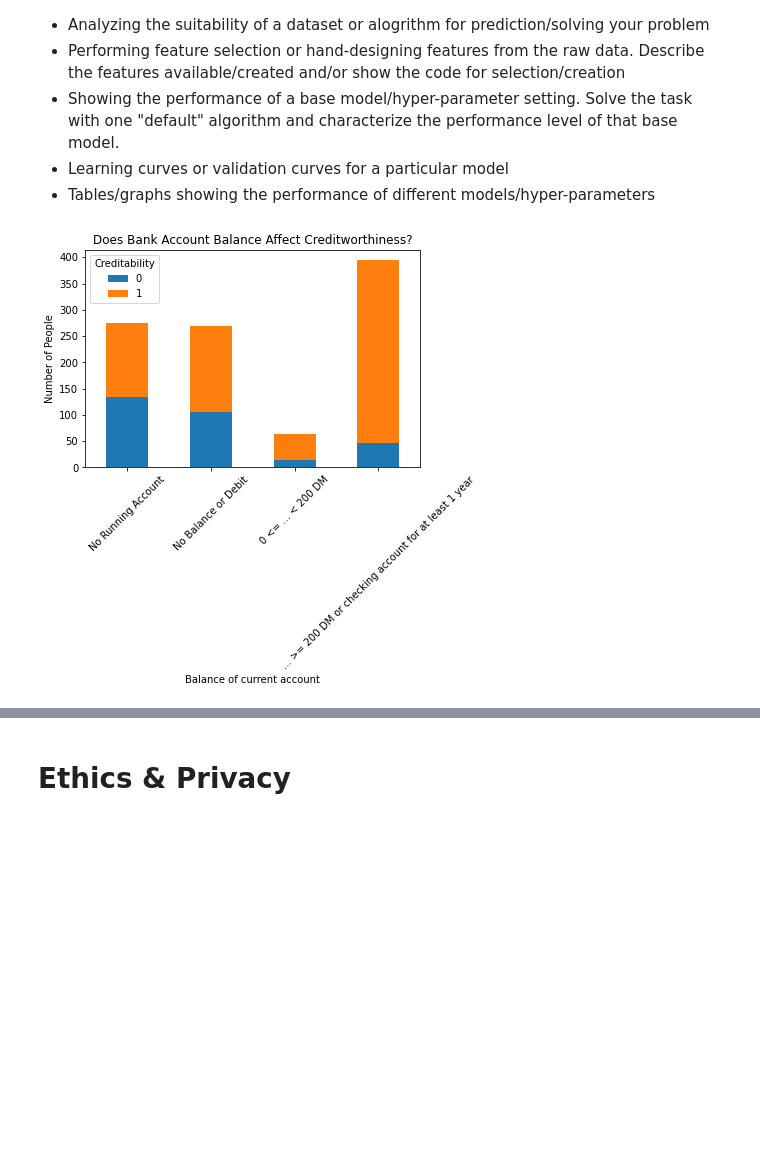
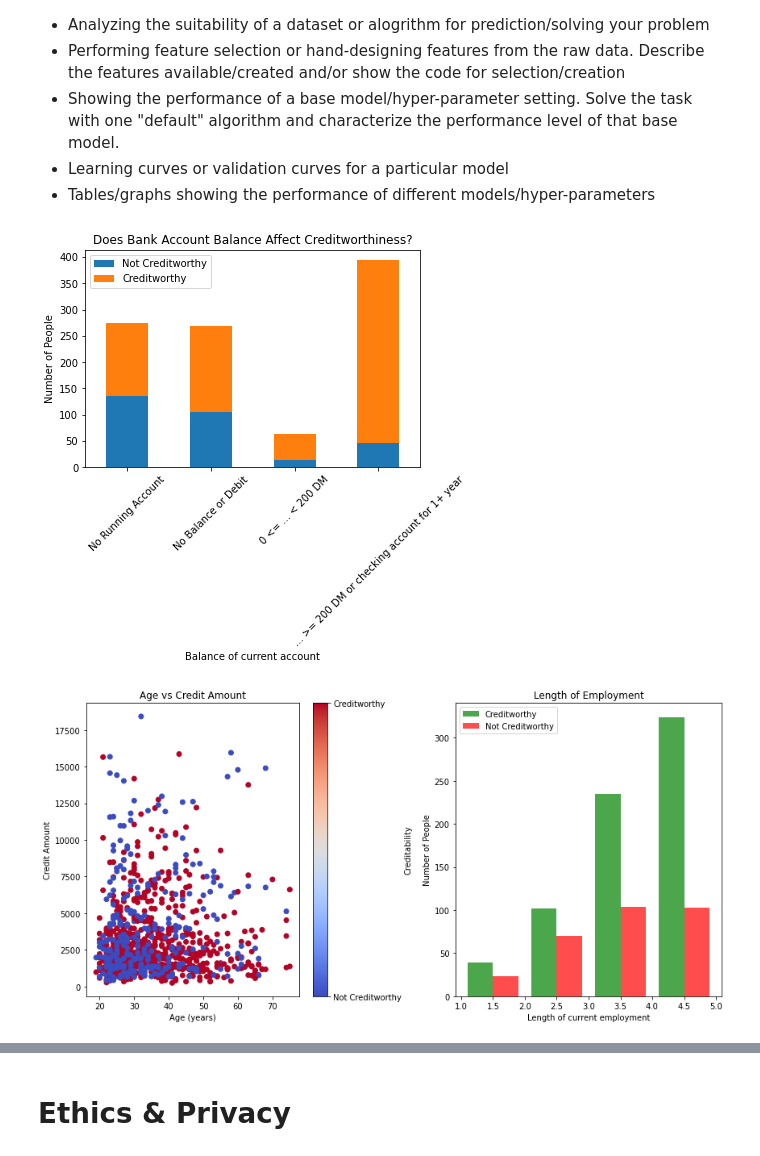
Before and after one commit to COGS118A/Group010-SP23, a Jupyter notebook: Checkpoint_Group010-SP23.ipynb, the cells around one changed output, grey strips where cells are left out. Saved outputs shown, nothing was run; the diff lists cells and outputs as text; code cells hidden in the pictures; blank space fills up the shorter version.

```diff
--- a/Checkpoint_Group010-SP23.ipynb
+++ b/Checkpoint_Group010-SP23.ipynb
@@ -67,18 +67,6 @@ Examples would include:
 - Learning curves or validation curves for a particular model
 - Tables/graphs showing the performance of different models/hyper-parameters
 # %%
-# import pandas as pd
-# import numpy as np
-# import seaborn as sns
-# import matplotlib.pyplot as plt
-
-# # Performing EDA
-# df = pd.read_csv('German_credit.csv')
-
-# fig, ax = plt.subplots(1,1,figsize=(15,5))
-# # sns.boxplot(data=df, x='', y='Age', ax=ax[0]).set_title("Age Distribution with Risk");
-# sns.countplot(data=df, x="Foreign Worker", hue="Creditability", ax=ax[1]).set_title("Foreign Worker Distribution with Risk")
-
 import pandas as pd
 import matplotlib.pyplot as plt
 
@@ -86,32 +74,73 @@ import matplotlib.pyplot as plt
 df = pd.read_csv('German_credit.csv')
 
 # Extract the 'Creditability' and 'Foreign Worker' columns
 creditability = df['Creditability']
 balance = df['Account Balance']
 
 # Create a grouped DataFrame to count the occurrences
 grouped_data = df.groupby(['Account Balance', 'Creditability']).size().unstack()
 
 # Plot the histogram
 grouped_data.plot(kind='bar', stacked=True)
 
 # Set the labels and title
 plt.xlabel('Balance of current account')
 plt.ylabel('Number of People')
 plt.title('Does Bank Account Balance Affect Creditworthiness?')
 
 # DM is German currency
-x_labels = ['No Running Account', 'No Balance or Debit', '0 <= ... < 200 DM', '... >= 200 DM or checking account for at least 1 year']
+x_labels = ['No Running Account', 'No Balance or Debit', '0 <= ... < 200 DM', '... >= 200 DM or checking account for 1+ year']
 plt.gca().set_xticklabels(x_labels, rotation=0)
 
 # Customize the color scheme
 colors = ['#FF7F50', '#1E90FF', '#00FF00', '#FF0000']  # Creditability 0: Blue (not credit-worthy) , Creditability 1: Orange (credit-worthy)
 plt.gca().set_prop_cycle('color', colors)
 
 # Rotate x-value labels
 plt.xticks(rotation=45)
 
+# Customize the legend labels
+legend_labels = ['Not Creditworthy', 'Creditworthy']
+plt.legend(legend_labels)
+
 # Show the plot
 plt.show()
+
+# Extract the relevant columns
+age = df['Age (years)']
+credit_amount = df['Credit Amount']
+length_of_employment = df['Length of current employment']
+creditability = df['Creditability']
+
+# Create a figure with subplots
+fig, (ax1, ax2) = plt.subplots(1, 2, figsize=(12, 6))
+
+# Scatter plot for age vs Credit Amount
+scatter = ax1.scatter(age, credit_amount, c=creditability, cmap='coolwarm')
+ax1.set_xlabel('Age (years)')
+ax1.set_ylabel('Credit Amount')
+ax1.set_title('Age vs Credit Amount')
+
+# Create a colorbar legend for creditability in scatter plot
+cbar = plt.colorbar(scatter, ax=ax1, label='Creditability')
+cbar.set_ticks([0, 1])
+cbar.set_ticklabels(['Not Creditworthy', 'Creditworthy'])
+
+# Histogram for length of employment
+creditable = length_of_employment[creditability == 1]
+not_credible = length_of_employment[creditability == 0]
+bins = range(1, 6)
+ax2.hist([creditable, not_credible], bins=bins, label=['Creditworthy', 'Not Creditworthy'], color=['green', 'red'], alpha=0.7)
+ax2.set_xlabel('Length of current employment')
+ax2.set_ylabel('Number of People')
+ax2.set_title('Length of Employment')
+ax2.legend()
+
+# Adjust spacing between subplots
+plt.tight_layout()
+
+# Show the plot
+plt.show()
 # %% [output]
-[figure, old version]
+[figure, new version]
+[figure, added]
```
Also changed, not shown: parts of 2 cells of this notebook.
